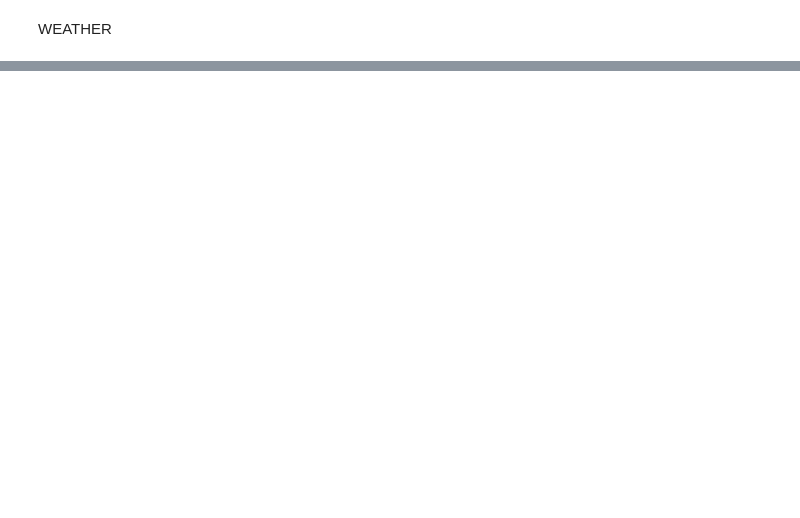
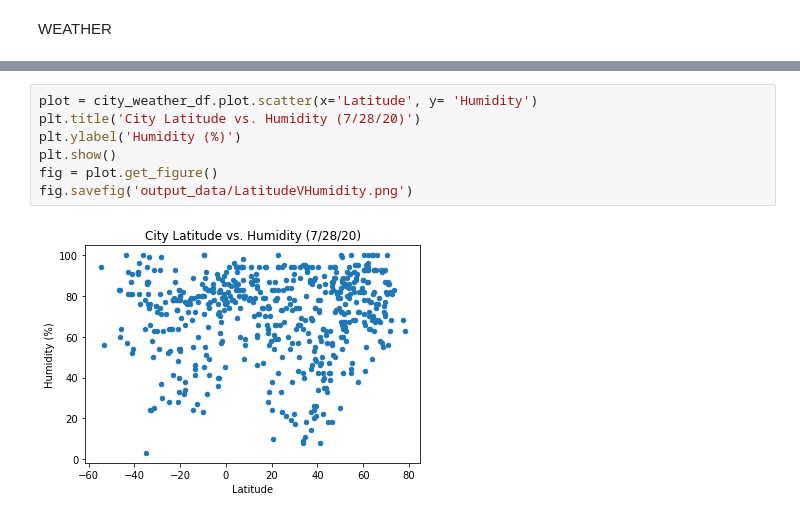
Before and after one commit to siekmeierpaul/python-api-challenge, a Jupyter notebook: WeatherPy/WeatherPy.ipynb, the cells around one changed output, grey strips where cells are left out. Cells and saved outputs as stored; diff of their text form; blank space fills up the shorter version.

```diff
--- a/WeatherPy/WeatherPy.ipynb
+++ b/WeatherPy/WeatherPy.ipynb
@@ -153,0 +151,9 @@ df
+# %%
+plot = city_weather_df.plot.scatter(x='Latitude', y= 'Humidity')
+plt.title('City Latitude vs. Humidity (7/28/20)')
+plt.ylabel('Humidity (%)')
+plt.show()
+fig = plot.get_figure()
+fig.savefig('output_data/LatitudeVHumidity.png')
+# %% [output]
+[figure, added]
```
Also changed, not shown: parts of 19 cells of this notebook, 7 other files.
